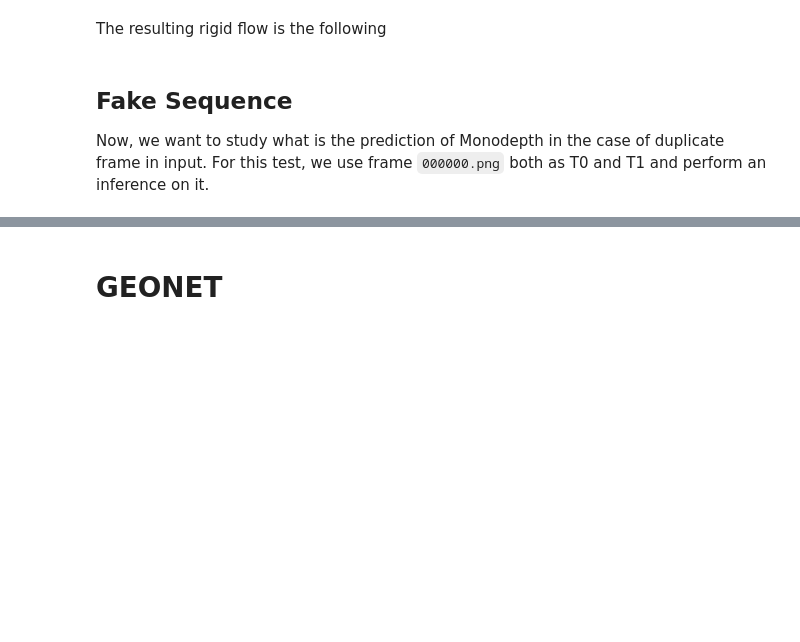
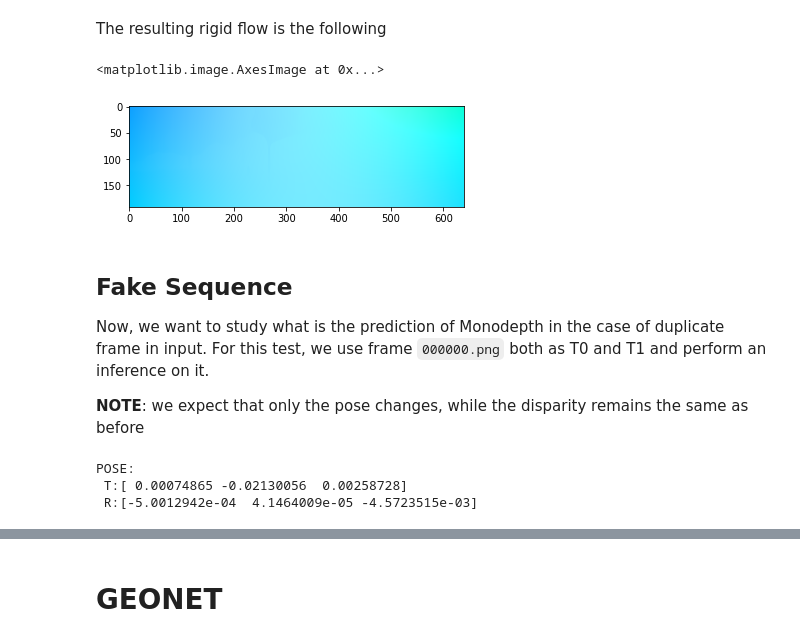
Before and after one commit to FilippoAleotti/MotionTest, a Jupyter notebook: notebook.ipynb, the cells around one changed output, grey strips where cells are left out. Cells and saved outputs as stored; diff of their text form; code cells hidden in the pictures; blank space fills up the shorter version.

Commit message:
terminato monodepth2

```diff
--- a/notebook.ipynb
+++ b/notebook.ipynb
@@ -59,8 +60,23 @@ POSE:
 # %% [markdown]
 The resulting rigid flow is the following
 # %%
-rigid_flow = cv2.imread(os.path.join(cur_dir,'monodepth2','rigid_flow_real.flo'))
+rigid_flow = read_flo_file(os.path.join(cur_dir,'outputs','rigid_flow_real_0.flo'))
+rigid_flow = flow_to_image(rigid_flow)
+plt.imshow(rigid_flow)
+# %% [output]
+<matplotlib.image.AxesImage at 0x...>
+[figure, added]
 # %% [markdown]
 ## Fake Sequence
 Now, we want to study what is the prediction of Monodepth in the case of duplicate frame in input.
 For this test, we use frame `000000.png` both as T0 and T1 and perform an inference on it.
+
+**NOTE**: we expect that only the pose changes, while the disparity remains the same as before
+# %%
+fake_pose  = read_pose(os.path.join(cur_dir,'monodepth2','real_poses.txt'))
+pose = fake_pose[1]
+print('POSE: \n T:{} \n R:{}'.format(pose[:3], pose[3:]))
+# %% [output]
+POSE:
+ T:[ 0.00074865 -0.02130056  0.00258728]
+ R:[-5.0012942e-04  4.1464009e-05 -4.5723515e-03]
```
Also changed, not shown: parts of 16 cells of this notebook, 4 other files.
